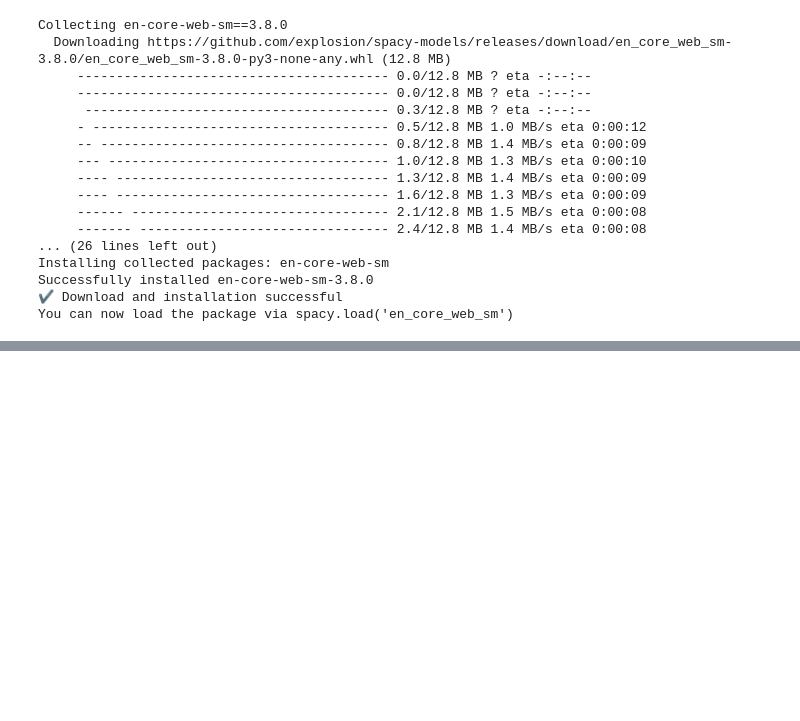
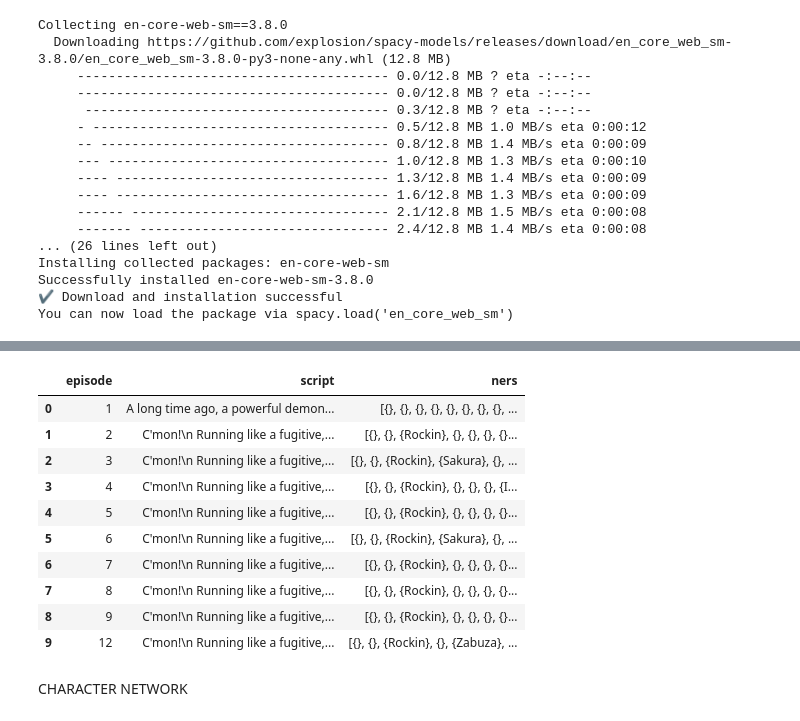
Before and after one commit to vanshy-git/AI-NLP_Tv_series_analysis, a Jupyter notebook: character_network/character_network_generateor.ipynb, the cells around one changed output, grey strips where cells are left out. Saved outputs shown, nothing was run; the diff lists cells and outputs as text; code cells hidden in the pictures; blank space fills up the shorter version.

```diff
--- a/character_network/character_network_generateor.ipynb
+++ b/character_network/character_network_generateor.ipynb
@@ -111,0 +157,5 @@ UnicodeDecodeError: 'charmap' codec can't decode byte 0x9d in position 4526: cha
+# %%
+sentences = sent_tokenize(sample_script)
+sentences = sentences[60:90]
+sentence = ".".join(sentences)
+sentence
@@ -111,0 +198,20 @@ UnicodeDecodeError: 'charmap' codec can't decode byte 0x9d in position 4526: cha
+# %%
+def get_ners_inference(script):
+    script_sentences = sent_tokenize(script)
+
+    ner_output = []
+
+    for sentence in script_sentences:
+        doc = nlp_model(sentence)
+        ners = set()
+        for entity in doc.ents:
+            if entity.label_ =="PERSON":
+                full_name = entity.text
+                first_name = entity.text.split(" ")[0]
+                first_name = first_name.strip()
+                ners.add(first_name)
+        ner_output.append(ners)
+
+    return ner_output
+df = df.head(10)
+df
@@ -111,0 +230,17 @@ UnicodeDecodeError: 'charmap' codec can't decode byte 0x9d in position 4526: cha
+# %%
+df['ners'] = df['script'].apply(get_ners_inference)
+df
+# %% [output]
+|  | episode | script | ners |
+| 0 | 1 | A long time ago, a powerful demon... | [{}, {}, {}, {}, {}, {}, {}, {}, ... |
+| 1 | 2 | C'mon!\n Running like a fugitive,... | [{}, {}, {Rockin}, {}, {}, {}, {}... |
+| 2 | 3 | C'mon!\n Running like a fugitive,... | [{}, {}, {Rockin}, {Sakura}, {}, ... |
+| 3 | 4 | C'mon!\n Running like a fugitive,... | [{}, {}, {Rockin}, {}, {}, {}, {I... |
+| 4 | 5 | C'mon!\n Running like a fugitive,... | [{}, {}, {Rockin}, {}, {}, {}, {}... |
+| 5 | 6 | C'mon!\n Running like a fugitive,... | [{}, {}, {Rockin}, {Sakura}, {}, ... |
+| 6 | 7 | C'mon!\n Running like a fugitive,... | [{}, {}, {Rockin}, {}, {}, {}, {}... |
+| 7 | 8 | C'mon!\n Running like a fugitive,... | [{}, {}, {Rockin}, {}, {}, {}, {}... |
+| 8 | 9 | C'mon!\n Running like a fugitive,... | [{}, {}, {Rockin}, {}, {}, {}, {}... |
+| 9 | 12 | C'mon!\n Running like a fugitive,... | [{}, {}, {Rockin}, {}, {Zabuza}, ... |
+# %% [markdown]
+CHARACTER NETWORK
```
Also changed, not shown: parts of 11 cells of this notebook, 8 other files.
